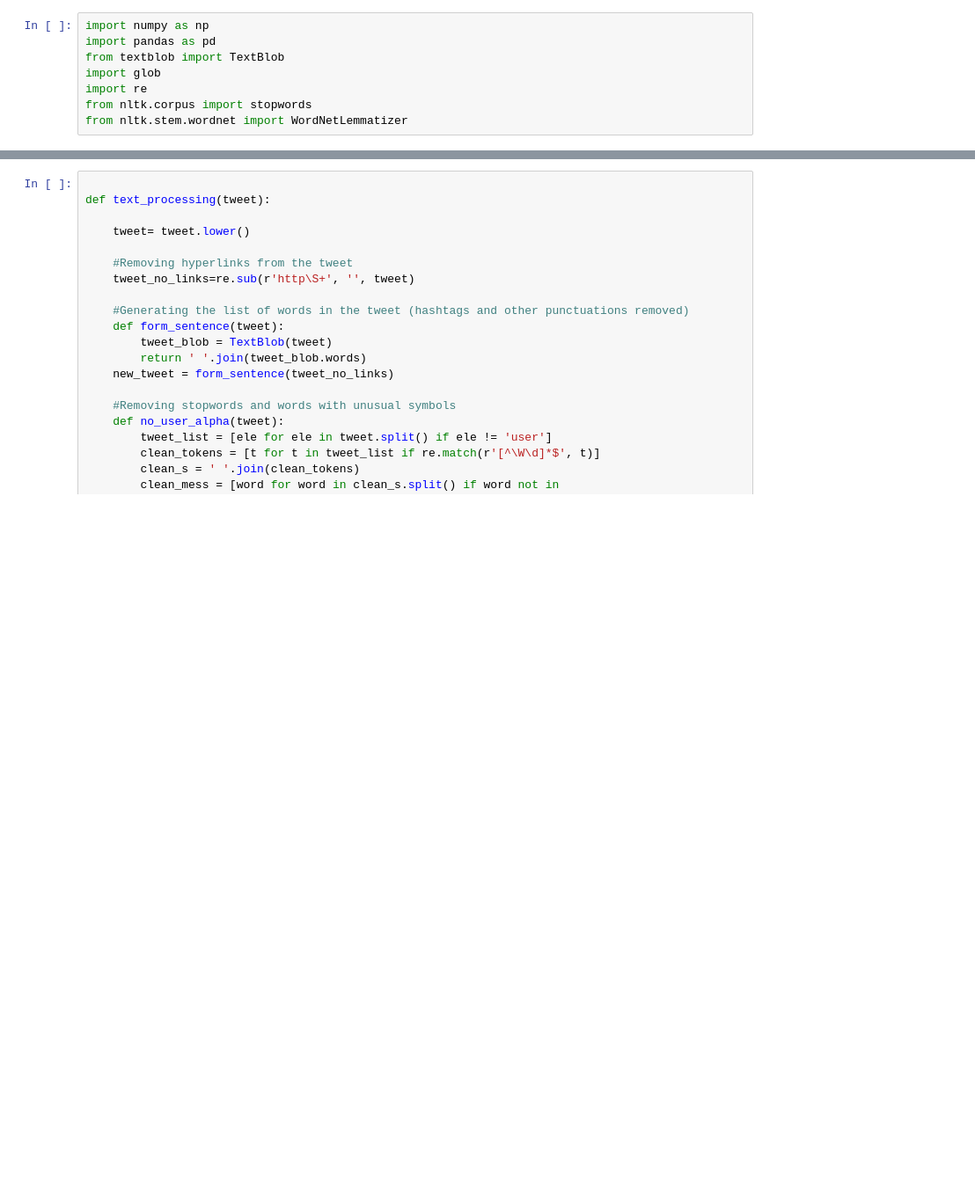
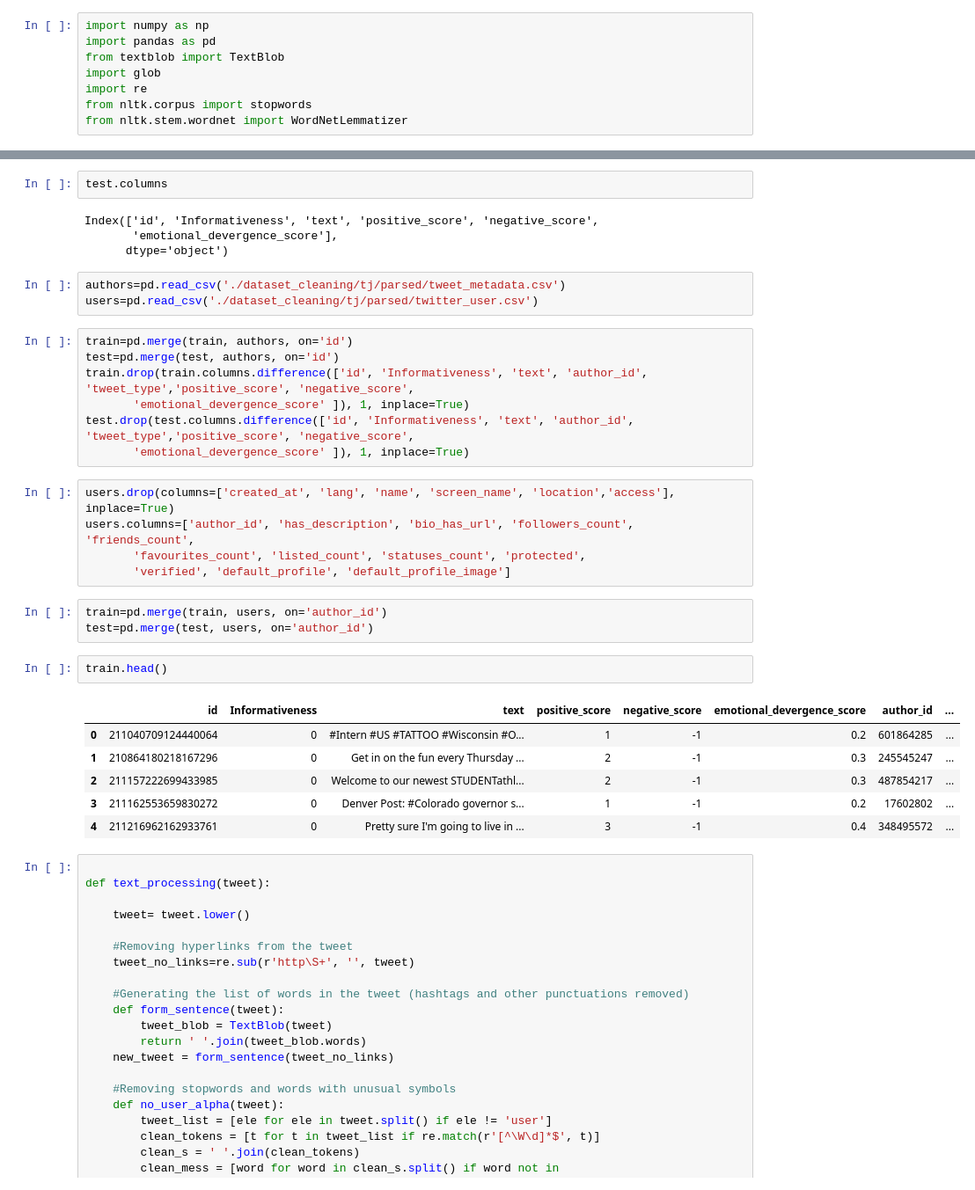
Before and after one commit to byrek3d/Masters-Semester-Project, a Jupyter notebook: cnn_replication.ipynb, the cells around one changed output, grey strips where cells are left out. Shown: that part at 88% size. Drawn from its saved outputs; the diff is of its cells as text; blank space fills up the shorter version.

```diff
--- a/cnn_replication.ipynb
+++ b/cnn_replication.ipynb
@@ -13,3 +31,36 @@ test=pd.read_pickle('./dataset1Cleaned.pkl')
+# %%
+test.columns
+# %% [output]
+Index(['id', 'Informativeness', 'text', 'positive_score', 'negative_score',
+       'emotional_devergence_score'],
+      dtype='object')
+# %%
+authors=pd.read_csv('./dataset_cleaning/tj/parsed/tweet_metadata.csv')
+users=pd.read_csv('./dataset_cleaning/tj/parsed/twitter_user.csv')
+# %%
+train=pd.merge(train, authors, on='id')
+test=pd.merge(test, authors, on='id')
+train.drop(train.columns.difference(['id', 'Informativeness', 'text', 'author_id', 'tweet_type','positive_score', 'negative_score',
+       'emotional_devergence_score' ]), 1, inplace=True)
+test.drop(test.columns.difference(['id', 'Informativeness', 'text', 'author_id', 'tweet_type','positive_score', 'negative_score',
+       'emotional_devergence_score' ]), 1, inplace=True)
+# %%
+users.drop(columns=['created_at', 'lang', 'name', 'screen_name', 'location','access'], inplace=True)
+users.columns=['author_id', 'has_description', 'bio_has_url', 'followers_count', 'friends_count',
+       'favourites_count', 'listed_count', 'statuses_count', 'protected',
+       'verified', 'default_profile', 'default_profile_image']
+# %%
+train=pd.merge(train, users, on='author_id')
+test=pd.merge(test, users, on='author_id')
+# %%
+train.head()
+# %% [output]
+|  | id | Informativeness | text | positive_score | negative_score | emotional_devergence_score | author_id | ... |
+| 0 | 211040709124440064 | 0 | #Intern #US #TATTOO #Wisconsin #O... | 1 | -1 | 0.2 | 601864285 | ... |
+| 1 | 210864180218167296 | 0 | Get in on the fun every Thursday ... | 2 | -1 | 0.3 | 245545247 | ... |
+| 2 | 211157222699433985 | 0 | Welcome to our newest STUDENTathl... | 2 | -1 | 0.3 | 487854217 | ... |
+| 3 | 211162553659830272 | 0 | Denver Post: #Colorado governor s... | 1 | -1 | 0.2 | 17602802 | ... |
+| 4 | 211216962162933761 | 0 | Pretty sure I'm going to live in ... | 3 | -1 | 0.4 | 348495572 | ... |
 # %%
 
 def text_processing(tweet):
```
Also changed, not shown: parts of 49 cells of this notebook, 21 other files.
